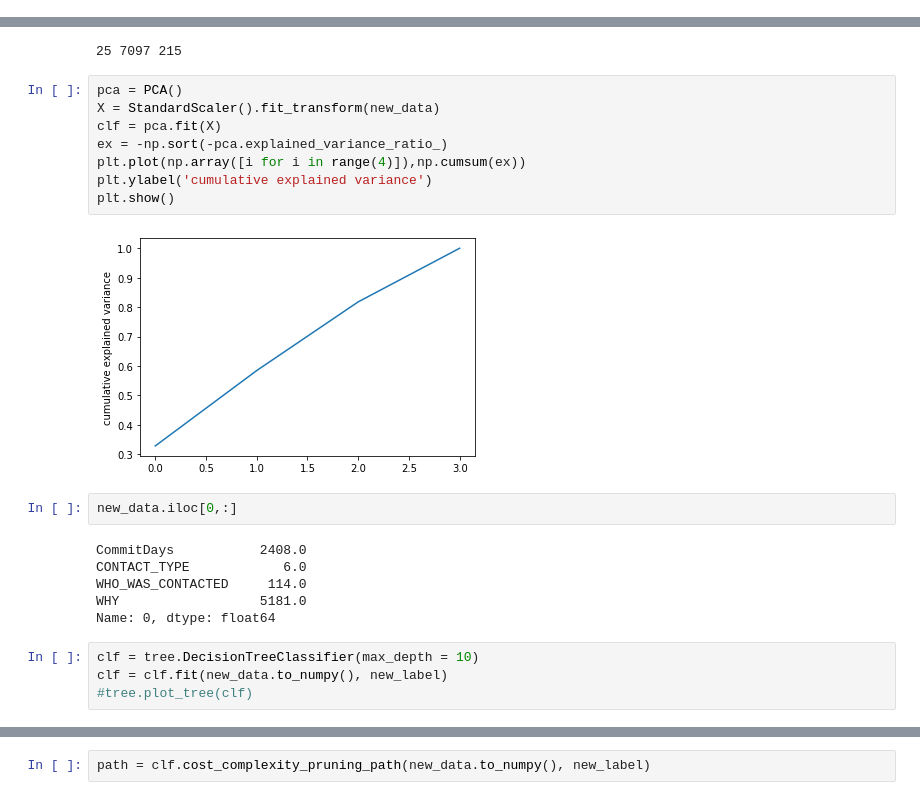
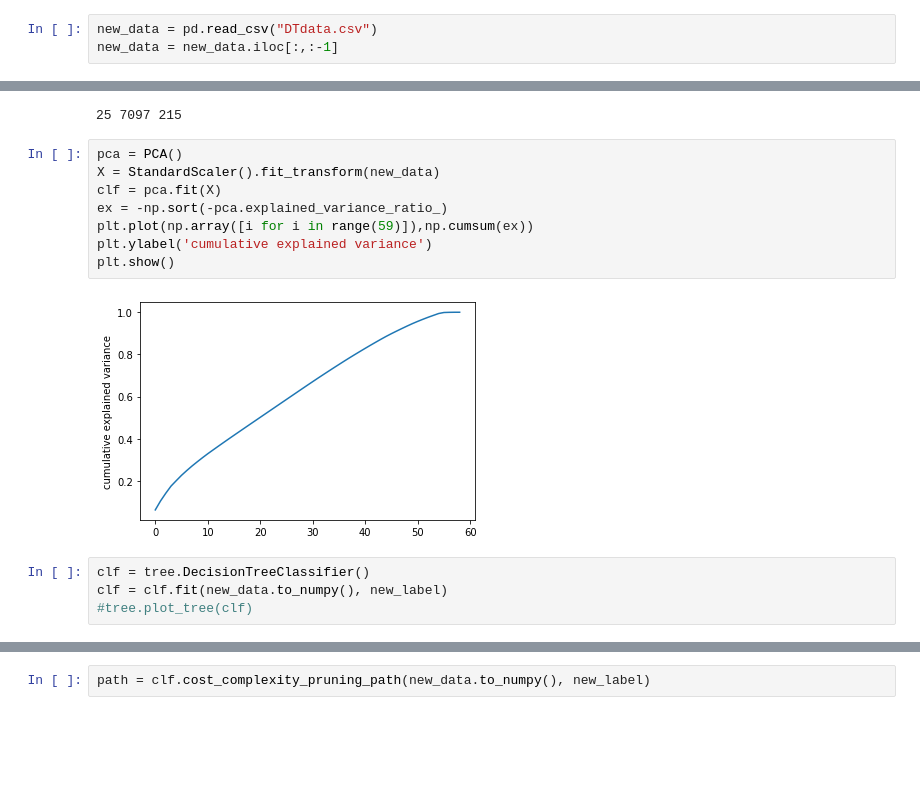
Before and after one commit to BU-Spark/CS506-Fall2020-Projects, a Jupyter notebook: youth_recidivism/Post Processing.ipynb, the cells around one changed output, grey strips where cells are left out. Saved outputs shown, nothing was run; the diff lists cells and outputs as text; blank space fills up the shorter version.

```diff
--- a/youth_recidivism/Post Processing.ipynb
+++ b/youth_recidivism/Post Processing.ipynb
@@ -181,0 +256,3 @@ new_data = pd.DataFrame({"CommitDays":CommitDays,
+# %%
+new_data = pd.read_csv("DTdata.csv")
+new_data = new_data.iloc[:,:-1]
@@ -186,23 +270,15 @@ print(max(CONTACT_TYPE),max(WHY),max(WHO_WAS_CONTACTED))
 # %%
 pca = PCA()
 X = StandardScaler().fit_transform(new_data)
 clf = pca.fit(X)
 ex = -np.sort(-pca.explained_variance_ratio_)
-plt.plot(np.array([i for i in range(4)]),np.cumsum(ex))
+plt.plot(np.array([i for i in range(59)]),np.cumsum(ex))
 plt.ylabel('cumulative explained variance')
 plt.show()
 # %% [output]
-[figure, old version]
+[figure, new version]
-# %%
-new_data.iloc[0,:]
-# %% [output]
-CommitDays           2408.0
-CONTACT_TYPE            6.0
-WHO_WAS_CONTACTED     114.0
-WHY                  5181.0
-Name: 0, dtype: float64
 # %%
-clf = tree.DecisionTreeClassifier(max_depth = 10)
+clf = tree.DecisionTreeClassifier()
 clf = clf.fit(new_data.to_numpy(), new_label)
 #tree.plot_tree(clf)
 # %%
```
Also changed, not shown: parts of 21 cells of this notebook, 1 other file.
